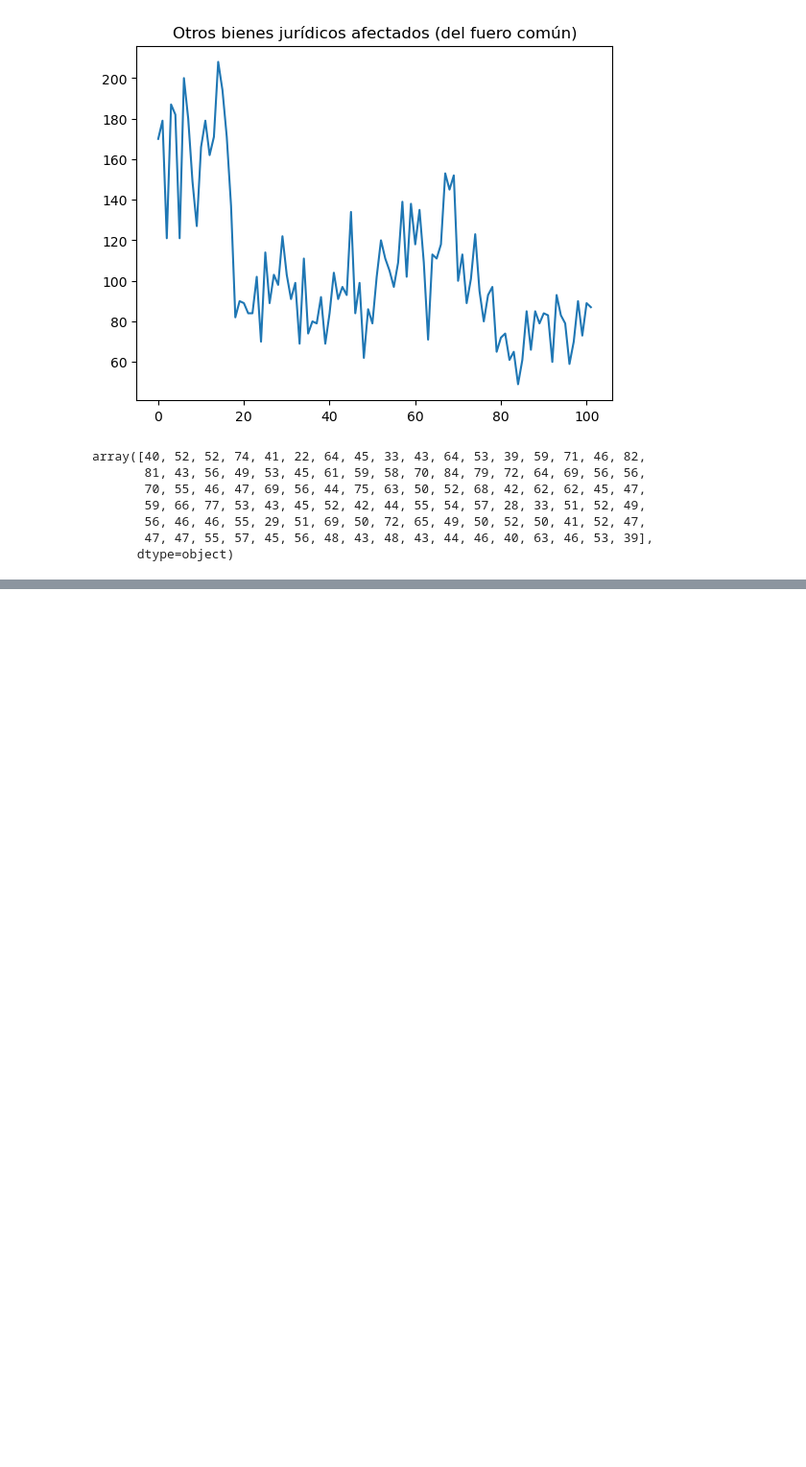
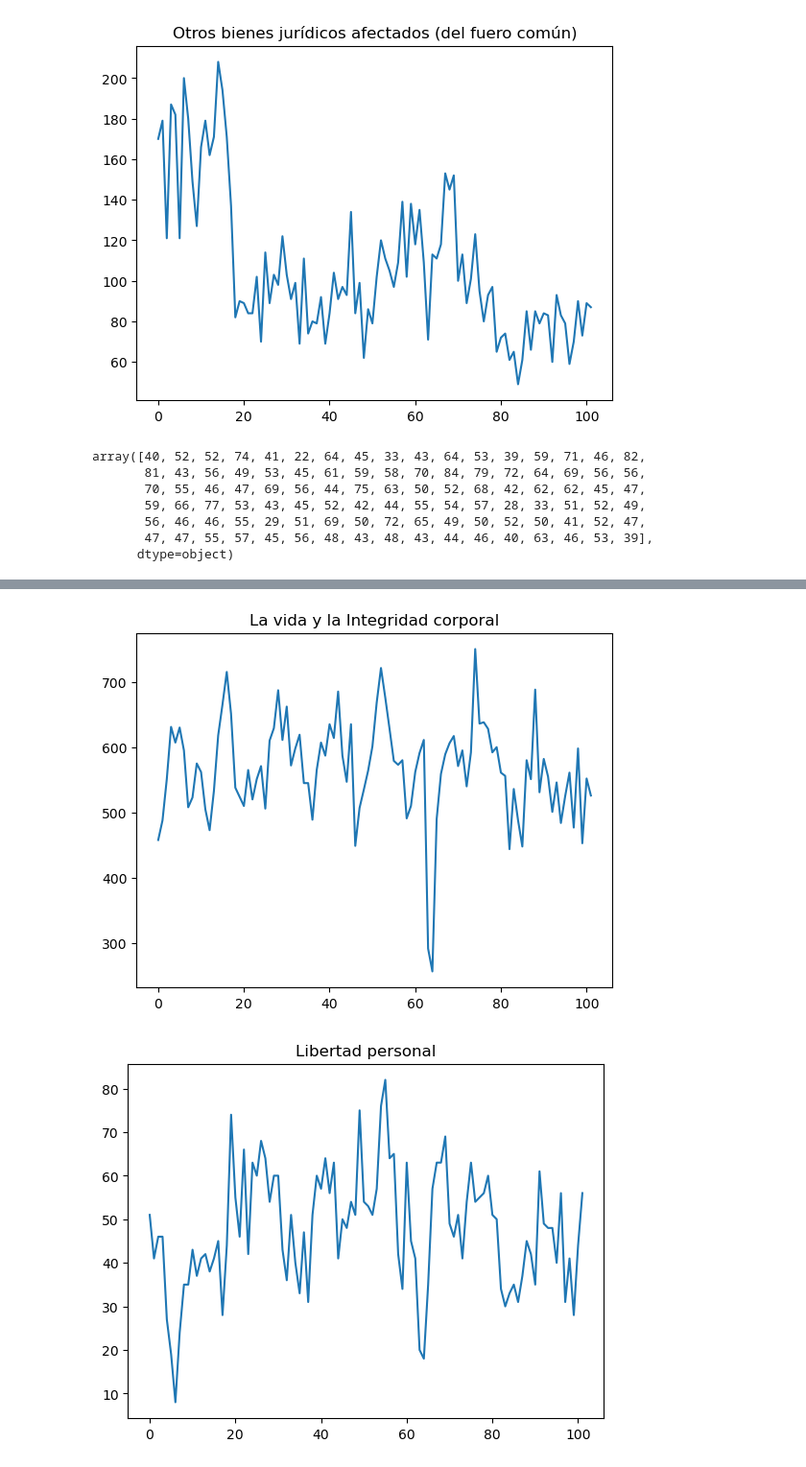
Before and after one commit to dionicio-alberto/Incidencia-delictiva-en-Tabasco, a Jupyter notebook: Notebooks/1_0_limpieza_datos.ipynb, the cells around one changed output, grey strips where cells are left out. Shown at 96% size. Saved outputs shown, nothing was run; the diff lists cells and outputs as text; code cells hidden in the pictures; blank space fills up the shorter version.

```diff
--- a/Notebooks/1_0_limpieza_datos.ipynb
+++ b/Notebooks/1_0_limpieza_datos.ipynb
@@ -220,0 +256,8 @@ array([40, 52, 52, 74, 41, 22, 64, 45, 33, 43, 64, 53, 39, 59, 71, 46, 82,
+# %%
+df_bienes_tabasco = pd.DataFrame()
+for bien in bienes:
+    a = df_bienes_municipio.loc[df_bienes_municipio['Bien juridico']==bien].drop('Municipio',axis=1).drop('Bien juridico',axis=1).sum()
+    nombres = pd.Series({'Bien juridico': bien})
+    df_bienes_tabasco = pd.concat([df_bienes_tabasco, pd.concat([nombres, a])],axis=1)
+# %%
+df_bienes_tabasco = df_bienes_tabasco.T
@@ -220,0 +276,9 @@ array([40, 52, 52, 74, 41, 22, 64, 45, 33, 43, 64, 53, 39, 59, 71, 46, 82,
+# %%
+for a in df_bienes_tabasco ['Bien juridico'].unique():
+        fig, ax = plt.subplots()
+        ax.plot(range(df_bienes_tabasco.loc[df_bienes_tabasco['Bien juridico']==a].iloc[:,1:].shape[1]),
+                df_bienes_tabasco.loc[df_bienes_tabasco['Bien juridico']==a].iloc[:,1:].values[0])
+        ax.set_title(a)
+# %% [output]
+[figure, added]
+[figure, added]
```
Also changed, not shown: parts of 9 cells of this notebook.
